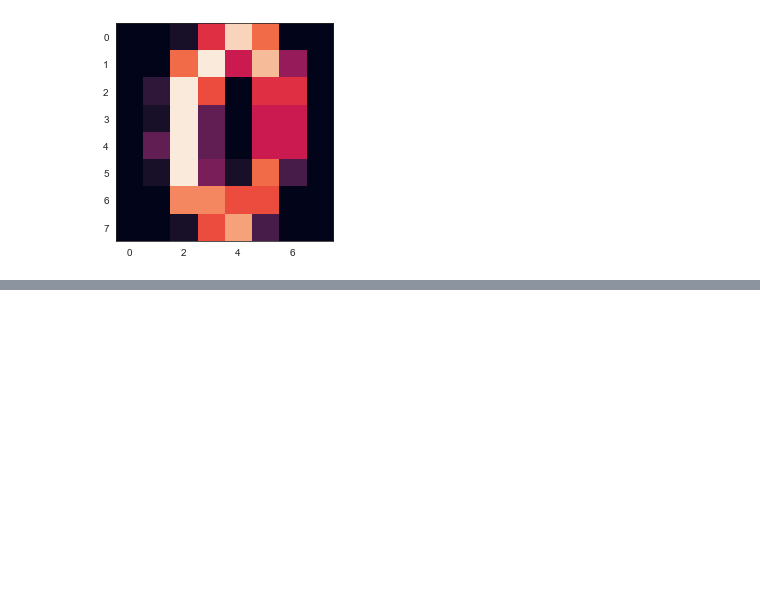
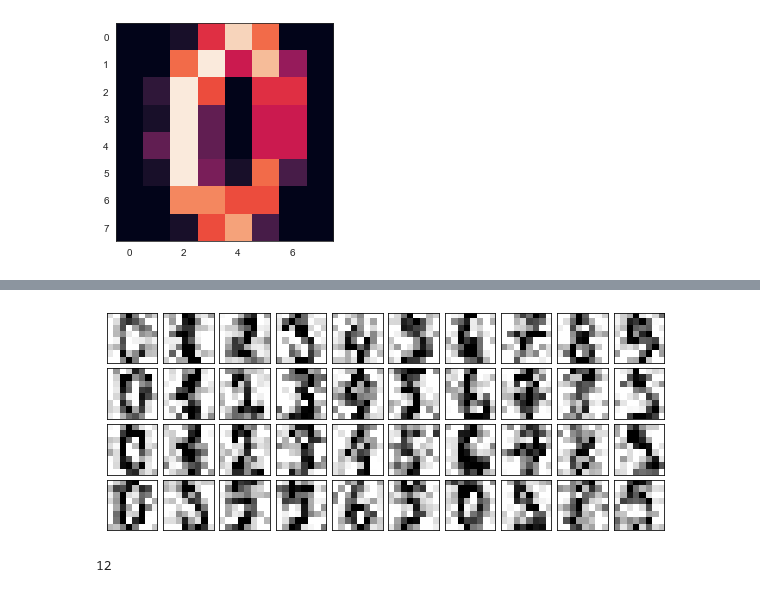
Before and after one commit to Jennifer331/Scripts, a Jupyter notebook: python/jupter/描摹/Digits Pixel Components.ipynb, the cells around one changed output, grey strips where cells are left out. Saved outputs shown, nothing was run; the diff lists cells and outputs as text; code cells hidden in the pictures; blank space fills up the shorter version.

```diff
--- a/python/jupter/描摹/Digits Pixel Components.ipynb
+++ b/python/jupter/描摹/Digits Pixel Components.ipynb
@@ -77,0 +92,11 @@ plt.imshow(digits.data[10].reshape(8,8))
+# %%
+np.random.seed(42)
+noisy = np.random.normal(digits.data, 4)
+plot_digits(noisy)
+# %% [output]
+[figure, added]
+# %%
+pca = PCA(0.5).fit(noisy)
+pca.n_components_
+# %% [output]
+12
```
Also changed, not shown: parts of 6 cells of this notebook, 2 other files.
